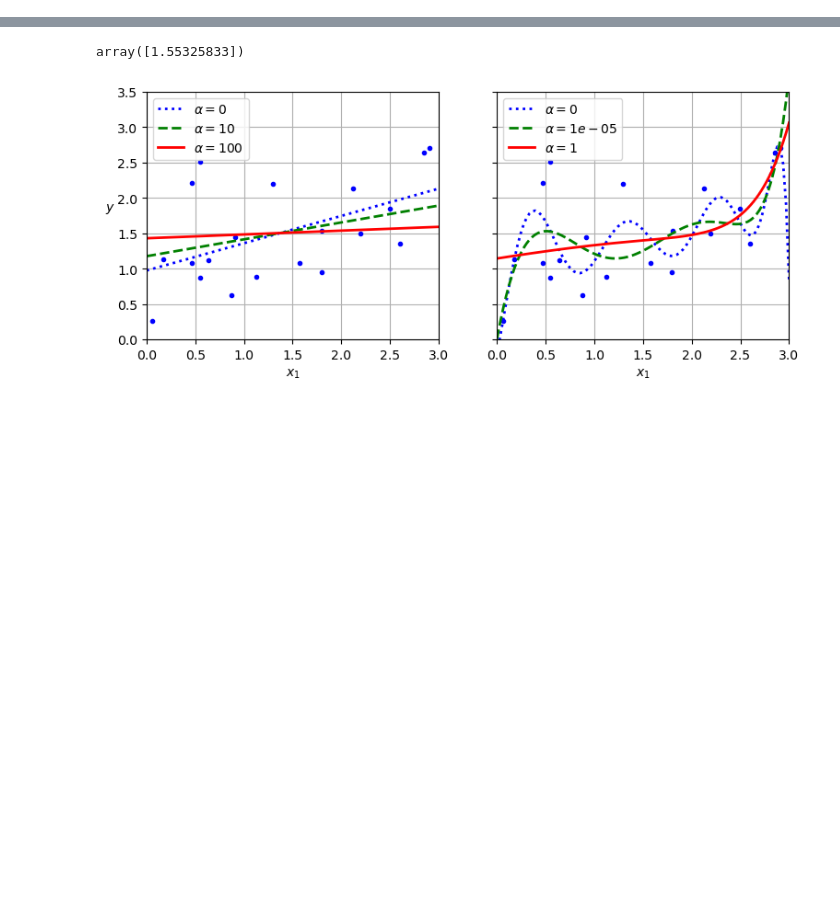
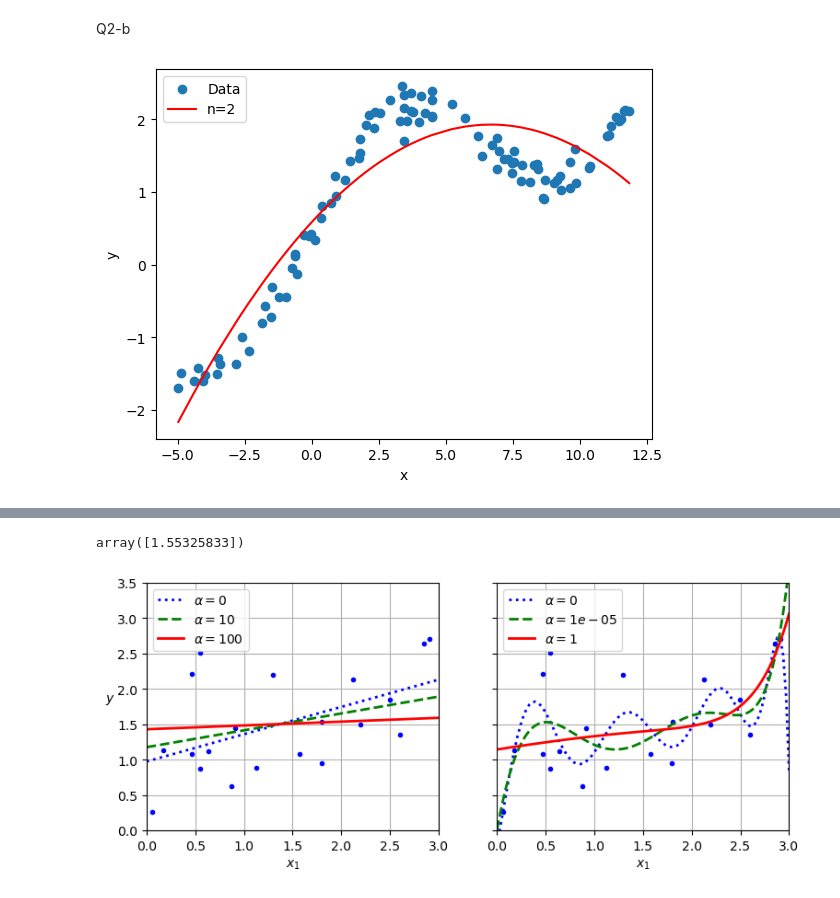
Before and after one commit to jjyyhub/EWHA, a Jupyter notebook: MLclass/hw1.ipynb, the cells around one changed output, grey strips where cells are left out. Drawn from its saved outputs; the diff is of its cells as text; code cells hidden in the pictures; blank space fills up the shorter version.

```diff
--- a/MLclass/hw1.ipynb
+++ b/MLclass/hw1.ipynb
@@ -27,0 +80,21 @@ plt.show()
+# %% [markdown]
+Q2-b
+# %%
+x2 = np.vander(X, N=3, increasing=True)
+# print(x2.shape)
+# print(x2[:5])
+
+y2_pred = x2 @ polynom(x2,y)
+y2_pred = y2_pred.reshape(-1,1)
+# print(y2_pred)
+
+plt.figure()
+idx = np.argsort(X)
+plt.scatter(X, y, label="Data")
+plt.plot(X[idx], y2_pred[idx], color="red", label="n=2")
+plt.xlabel("x")
+plt.ylabel("y")
+plt.legend()
+plt.show()
+# %% [output]
+[figure, added]
```
Also changed, not shown: parts of 18 cells of this notebook.
